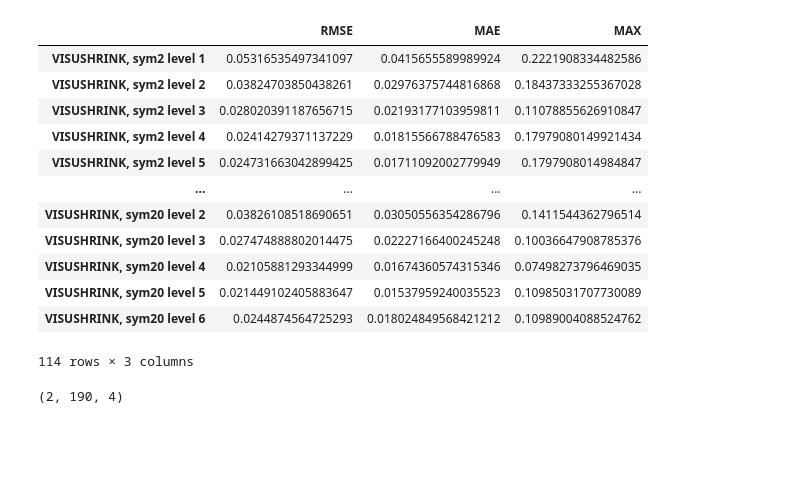
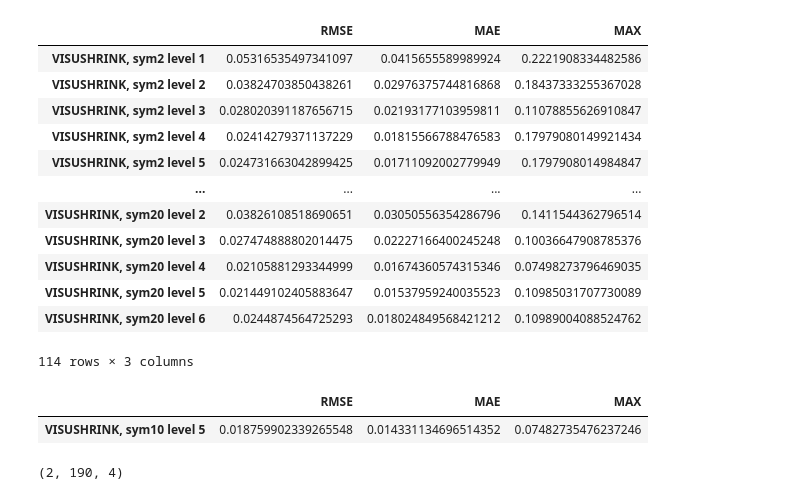
Before and after one commit to Calista-F/CCSN-gravitational-wave-denoising, a Jupyter notebook: 20220209_Wavelet_runthrough.ipynb, the cells around one changed output. Drawn from its saved outputs; the diff is of its cells as text; code cells hidden in the pictures; blank space fills up the shorter version.

```diff
--- a/20220209_Wavelet_runthrough.ipynb
+++ b/20220209_Wavelet_runthrough.ipynb
@@ -250,6 +240,11 @@ VisuSymdf
 | VISUSHRINK, sym20 level 5 | 0.021449102405883647 | 0.01537959240035523 | 0.10985031707730089 |
 | VISUSHRINK, sym20 level 6 | 0.0244874564725293 | 0.018024849568421212 | 0.10989004088524762 |
 114 rows × 3 columns
+# %%
+get_min_rmse(VisuSymdf)
+# %% [output]
+|  | RMSE | MAE | MAX |
+| VISUSHRINK, sym10 level 5 | 0.018759902339265548 | 0.014331134696514352 | 0.07482735476237246 |
 # %%
 db_array = denoising_metrics(db_wavelets,6)
 # %%
```
Also changed, not shown: parts of 18 cells of this notebook.
